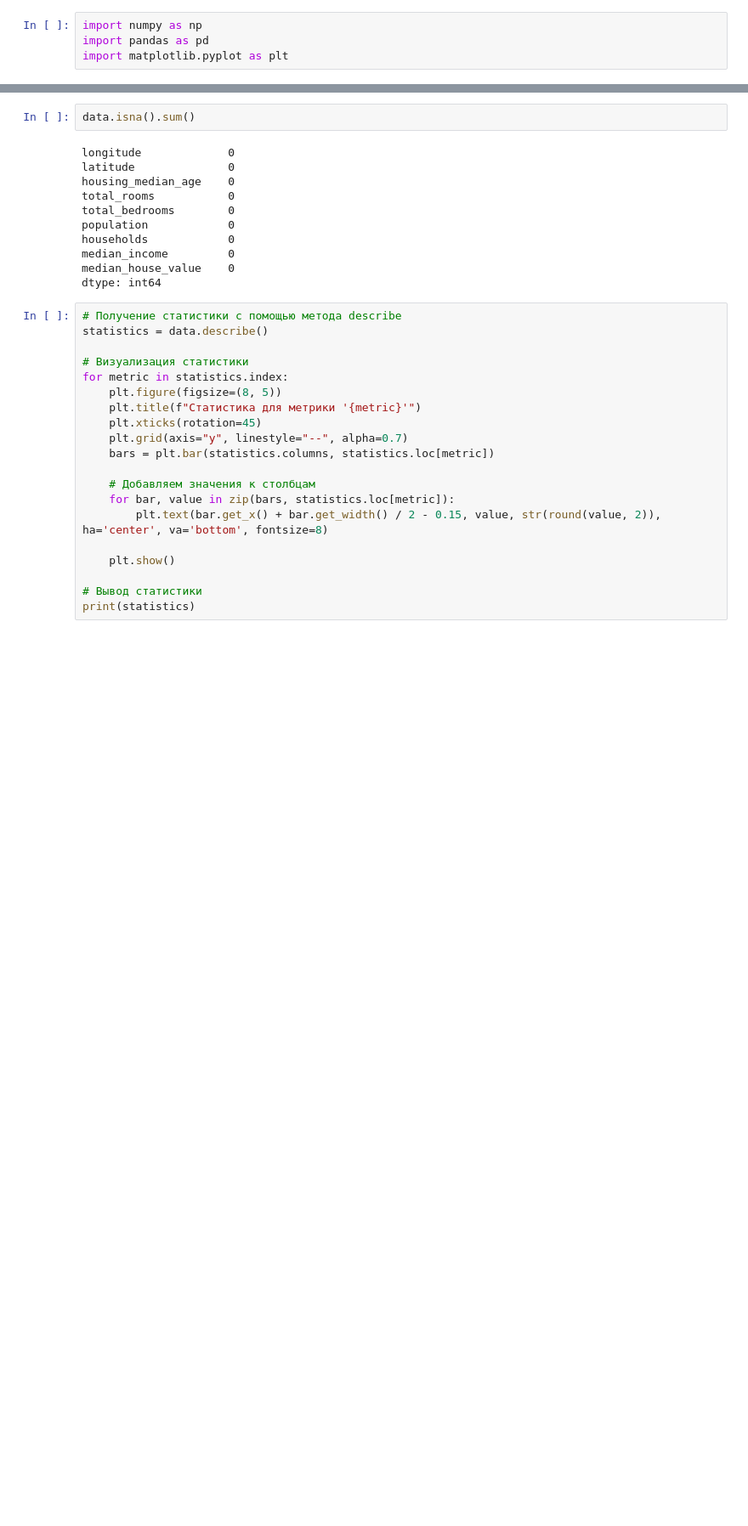
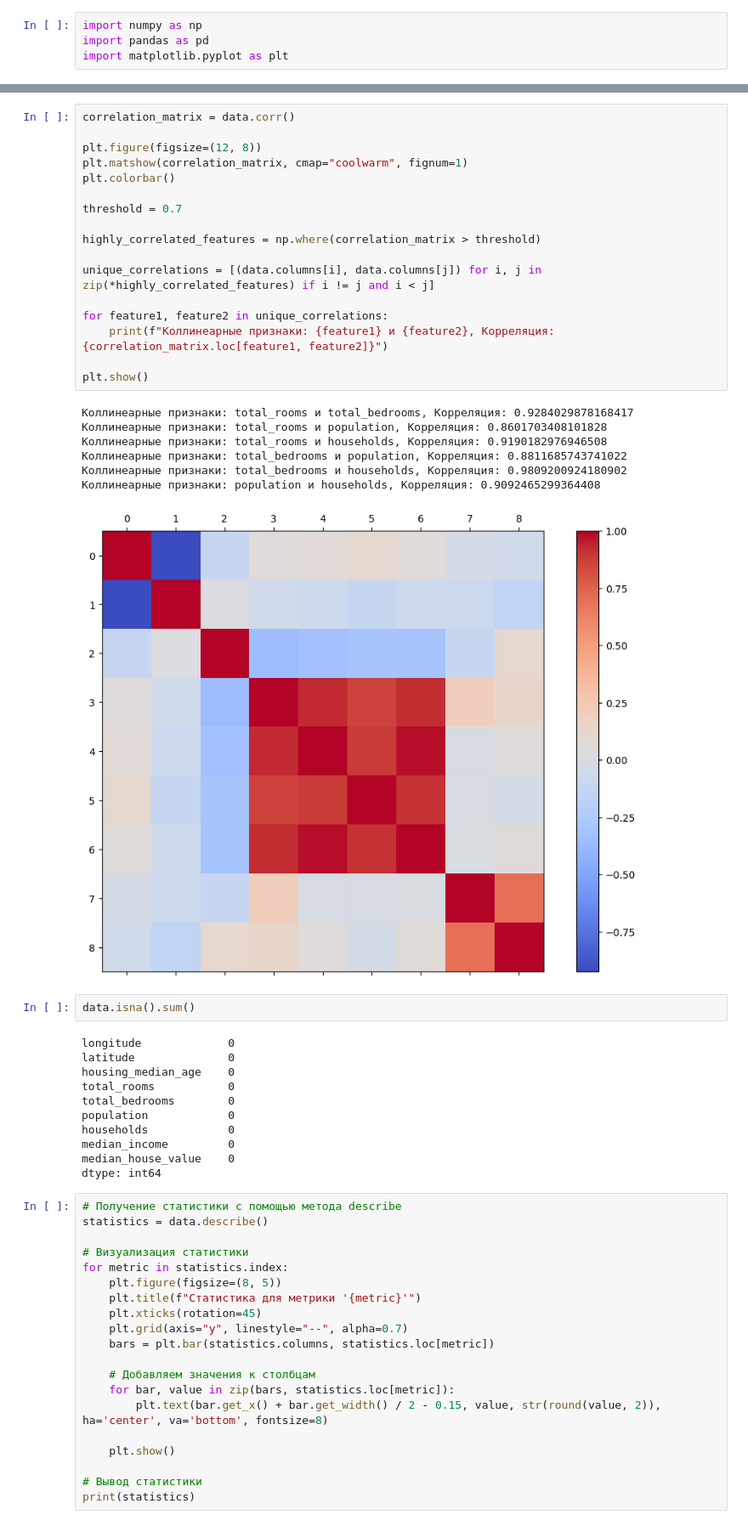
Before and after one commit to Dismefront/AI-Systems, a Jupyter notebook: lab4.ipynb, the cells around one changed output, grey strips where cells are left out. Shown at 85% size. Cells and saved outputs as stored; diff of their text form; blank space fills up the shorter version.

```diff
--- a/lab4.ipynb
+++ b/lab4.ipynb
@@ -8,3 +23,28 @@ data = pd.read_csv("california_housing_train.csv")
+# %%
+correlation_matrix = data.corr()
+
+plt.figure(figsize=(12, 8))
+plt.matshow(correlation_matrix, cmap="coolwarm", fignum=1)
+plt.colorbar()
+
+threshold = 0.7
+
+highly_correlated_features = np.where(correlation_matrix > threshold)
+
+unique_correlations = [(data.columns[i], data.columns[j]) for i, j in zip(*highly_correlated_features) if i != j and i < j]
+
+for feature1, feature2 in unique_correlations:
+    print(f"Коллинеарные признаки: {feature1} и {feature2}, Корреляция: {correlation_matrix.loc[feature1, feature2]}")
+
+plt.show()
+# %% [output]
+Коллинеарные признаки: total_rooms и total_bedrooms, Корреляция: 0.9284029878168417
+Коллинеарные признаки: total_rooms и population, Корреляция: 0.8601703408101828
+Коллинеарные признаки: total_rooms и households, Корреляция: 0.9190182976946508
+Коллинеарные признаки: total_bedrooms и population, Корреляция: 0.8811685743741022
+Коллинеарные признаки: total_bedrooms и households, Корреляция: 0.9809200924180902
+Коллинеарные признаки: population и households, Корреляция: 0.9092465299364408
+[figure, added]
 # %%
 data.isna().sum()
 # %% [output]
```
Also changed, not shown: parts of 4 cells of this notebook.
